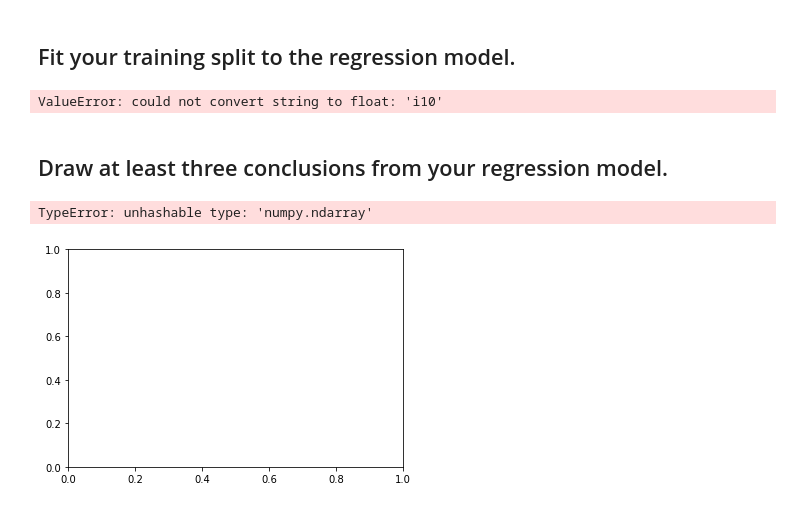
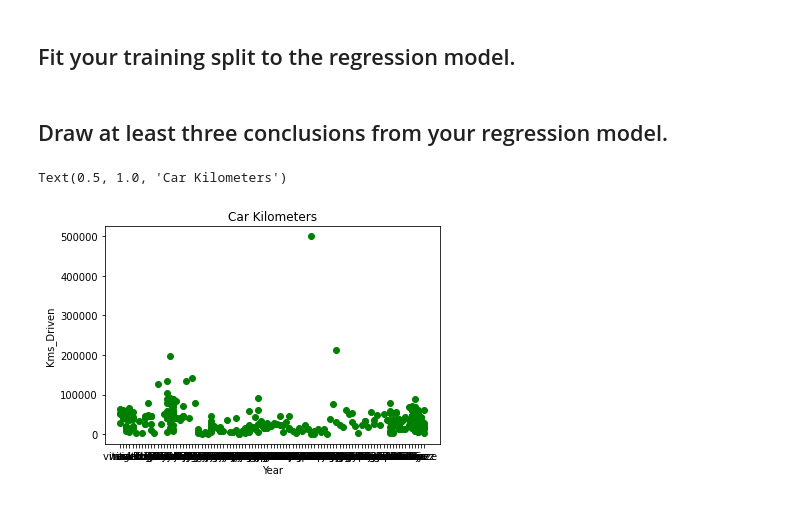
Before and after one commit to Tareq-Zeyad/linear-regression, a Jupyter notebook: regression.ipynb, the cells around one changed output. Drawn from its saved outputs; the diff is of its cells as text; code cells hidden in the pictures.

```diff
--- a/regression.ipynb
+++ b/regression.ipynb
@@ -122,20 +152,14 @@ array([['ritz'],
 # %%
-x_train, x_test, y_train, y_test = train_test_split(X,y,train_size=0.6,test_size=0.4,random_state=100)
-model = LinearRegression()
-model.fit(x_train,y_train)
-y_predict = model.predict(x_test)
-print(f"Train accuracy {round(model.score(x_train,y_train)*100,2)} %")
-print(f"Test accuracy {round(model.score(x_test,y_test)*100,2)} %")
+print(f"Train accuracy is {float(model.score(x_train,y_train)*100,2)} %")
+print(f"Test accuracy is {float(model.score(x_test,y_test)*100,2)} %")
-# %% [output]
-ValueError: could not convert string to float: 'i10'
 # %% [markdown]
 ## Draw at least three conclusions from your regression model.
 # %%
 %matplotlib inline
-plt.scatter(X,y,color='green')
+plt.scatter(x,y,color='green')
 plt.xlabel('Year')
 plt.ylabel('Kms_Driven')
 plt.title('Car Kilometers')
 # %% [output]
-TypeError: unhashable type: 'numpy.ndarray'
+Text(0.5, 1.0, 'Car Kilometers')
-[figure, old version]
+[figure, new version]
```
Also changed, not shown: parts of 6 cells of this notebook, 1 other file.
